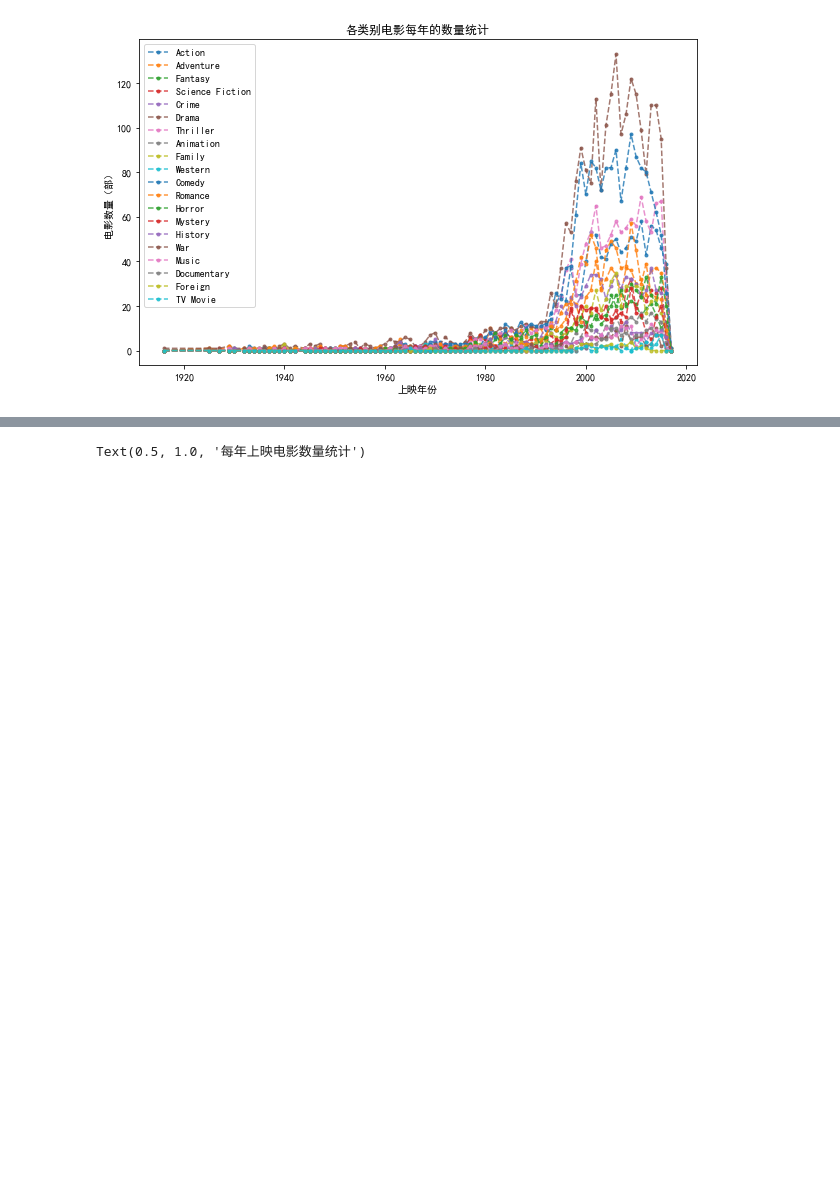
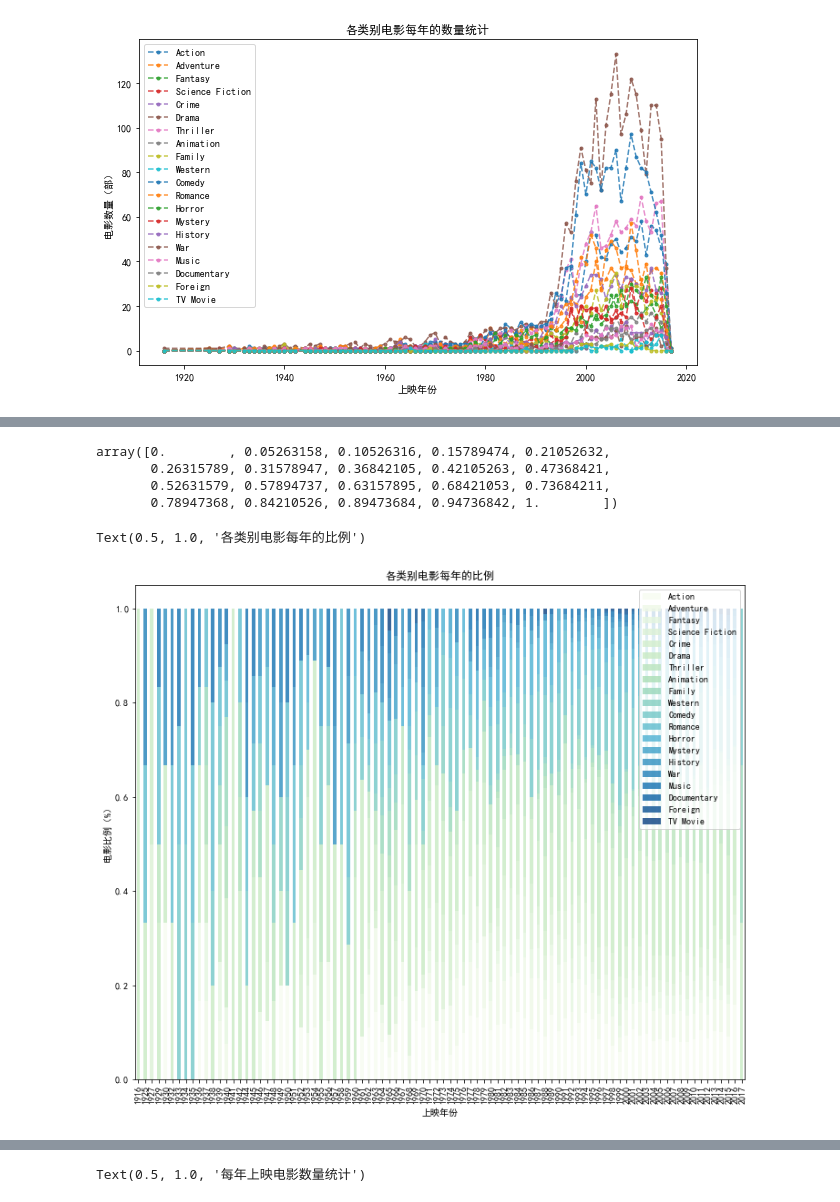
Before and after one commit to AndyFree96/AI-Learning, a Jupyter notebook: DataAnalysis/2.TMDB分析.ipynb, the cells around one changed output, grey strips where cells are left out. Saved outputs shown, nothing was run; the diff lists cells and outputs as text; code cells hidden in the pictures; blank space fills up the shorter version.

```diff
--- a/DataAnalysis/2.TMDB分析.ipynb
+++ b/DataAnalysis/2.TMDB分析.ipynb
@@ -320,7 +320,7 @@ Name: genres, Length: 4803, dtype: object
 同理处理一下，`production_companies`, `production_countries`和`keywords`列。
 # %%
 movies_df['production_companies'] = movies_df['production_companies'].apply(json.loads)
-movies_df['production_companies'] = movies_df['production_companies'].apply(lambda x: ",".join([item['name'] for item in x]))
+movies_df['production_companies'] = movies_df['production_companies'].apply(lambda x: ",".join([item['name'].strip() for item in x]))
 # %%
 movies_df['production_companies']
 # %% [output]
@@ -338,7 +338,7 @@ movies_df['production_companies']
 Name: production_companies, Length: 4803, dtype: object
 # %%
 movies_df['production_countries'] = movies_df['production_countries'].apply(json.loads)
-movies_df['production_countries'] = movies_df['production_countries'].apply(lambda x: ",".join([item['name'] for item in x]))
+movies_df['production_countries'] = movies_df['production_countries'].apply(lambda x: ",".join([item['name'].strip() for item in x]))
 # %%
 movies_df['production_countries']
 # %% [output]
@@ -356,7 +356,7 @@ movies_df['production_countries']
 Name: production_countries, Length: 4803, dtype: object
 # %%
 movies_df['keywords'] = movies_df['keywords'].apply(json.loads)
-movies_df['keywords'] = movies_df['keywords'].apply(lambda x: ",".join([item['name'] for item in x]))
+movies_df['keywords'] = movies_df['keywords'].apply(lambda x: ",".join([item['name'].strip() for item in x]))
 movies_df['keywords']
 # %% [output]
 0       culture clash,future,space war,space colony,so...
@@ -476,0 +505,21 @@ Text(0.5, 1.0, '各类别电影每年的数量统计')
+# %%
+np.linspace(0, 1, 20)
+# %% [output]
+array([0.        , 0.05263158, 0.10526316, 0.15789474, 0.21052632,
+       0.26315789, 0.31578947, 0.36842105, 0.42105263, 0.47368421,
+       0.52631579, 0.57894737, 0.63157895, 0.68421053, 0.73684211,
+       0.78947368, 0.84210526, 0.89473684, 0.94736842, 1.        ])
+# %%
+colors = plt.cm.GnBu(np.linspace(0, 1, 20))
+# %%
+movies_geners_sum.div(movies_geners_sum.sum(axis=1), axis=0).plot.bar(stacked=True,
+                       alpha=0.8,
+                        color=colors,
+                      figsize=(12, 10))
+plt.xlabel('上映年份')
+plt.ylabel('电影比例（%）')
+plt.legend(loc="upper right")
+plt.title('各类别电影每年的比例')
+# %% [output]
+Text(0.5, 1.0, '各类别电影每年的比例')
+[figure, added]
```
Also changed, not shown: parts of 32 cells of this notebook.
